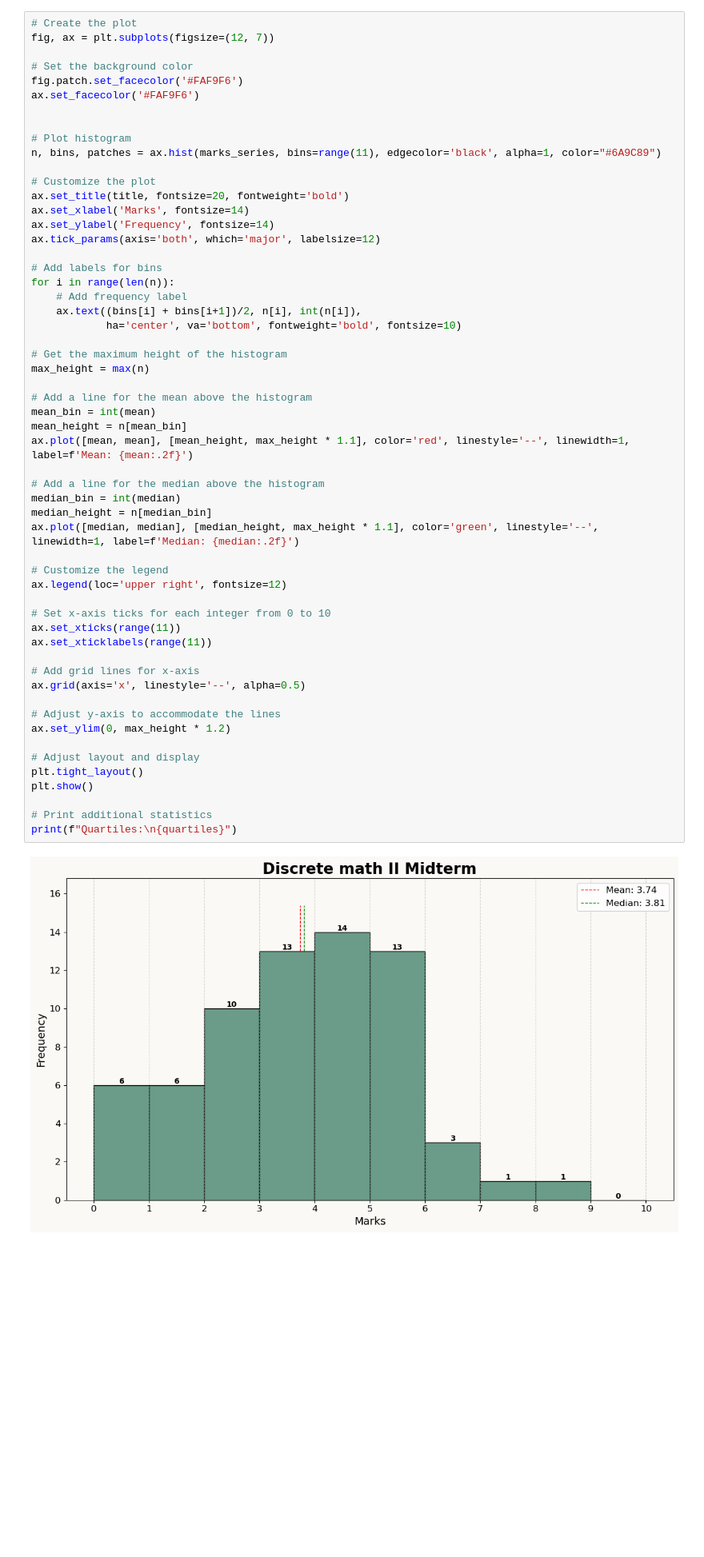
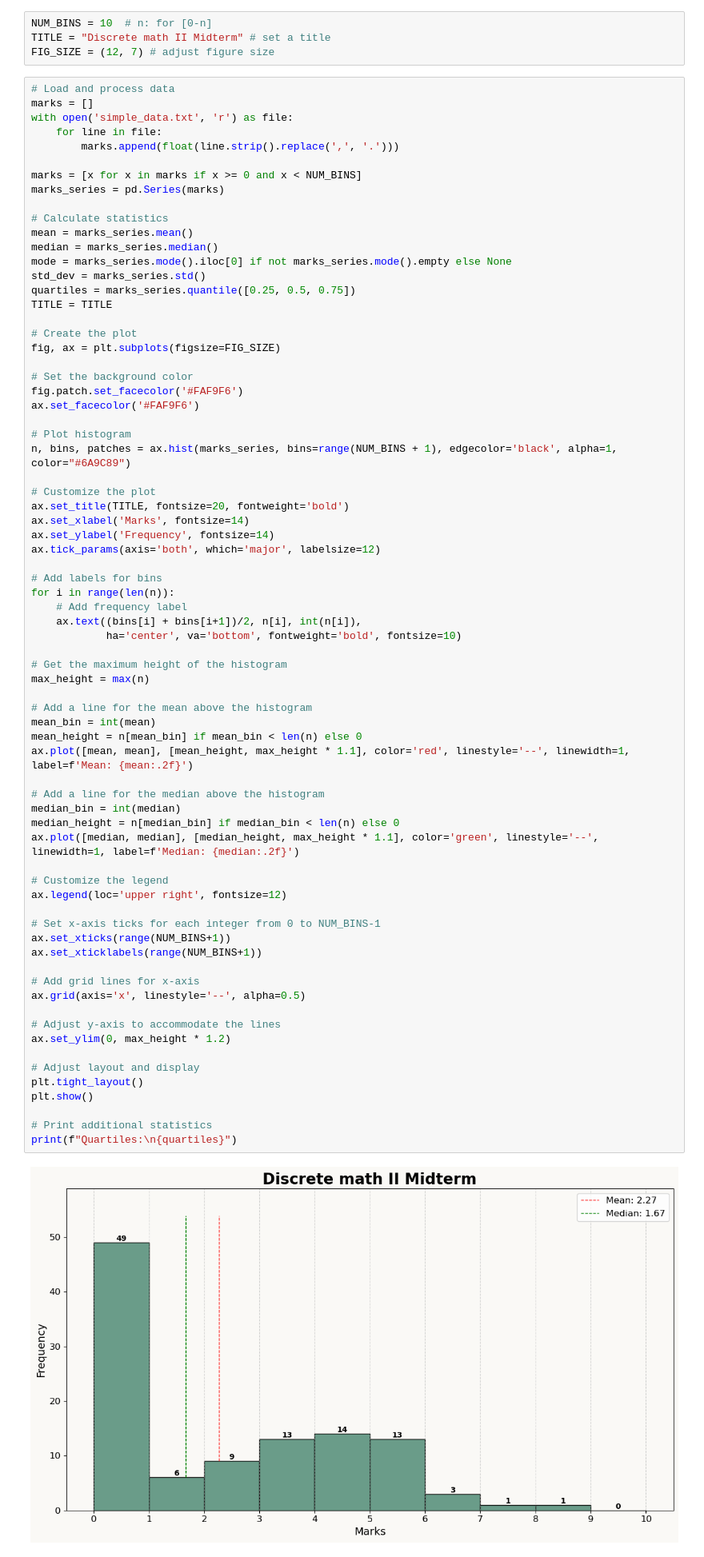
Before and after one commit to Melodiz/dailycode, a Jupyter notebook: stuff/distribution/simple_dist.ipynb, the cells around one changed output. Shown: that part at 80% size. Saved outputs shown, nothing was run; the diff lists cells and outputs as text; blank space fills up the shorter version.

Commit message:
update distribution-plot module

```diff
--- a/stuff/distribution/simple_dist.ipynb
+++ b/stuff/distribution/simple_dist.ipynb
@@ -44,17 +6,37 @@ title = "Discrete math II Midterm"
+# %%
+NUM_BINS = 10  # n: for [0-n]
+TITLE = "Discrete math II Midterm" # set a title
+FIG_SIZE = (12, 7) # adjust figure size
 # %%
+# Load and process data
+marks = []
+with open('simple_data.txt', 'r') as file:
+    for line in file:
+        marks.append(float(line.strip().replace(',', '.')))
+
+marks = [x for x in marks if x >= 0 and x < NUM_BINS]
+marks_series = pd.Series(marks)
+
+# Calculate statistics
+mean = marks_series.mean()
+median = marks_series.median()
+mode = marks_series.mode().iloc[0] if not marks_series.mode().empty else None
+std_dev = marks_series.std()
+quartiles = marks_series.quantile([0.25, 0.5, 0.75])
+TITLE = TITLE
+
 # Create the plot
-fig, ax = plt.subplots(figsize=(12, 7))
+fig, ax = plt.subplots(figsize=FIG_SIZE)
 
 # Set the background color
 fig.patch.set_facecolor('#FAF9F6')
 ax.set_facecolor('#FAF9F6')
 
-
 # Plot histogram
-n, bins, patches = ax.hist(marks_series, bins=range(11), edgecolor='black', alpha=1, color="#6A9C89")
+n, bins, patches = ax.hist(marks_series, bins=range(NUM_BINS + 1), edgecolor='black', alpha=1, color="#6A9C89")
 
 # Customize the plot
-ax.set_title(title, fontsize=20, fontweight='bold')
+ax.set_title(TITLE, fontsize=20, fontweight='bold')
 ax.set_xlabel('Marks', fontsize=14)
 ax.set_ylabel('Frequency', fontsize=14)
 ax.tick_params(axis='both', which='major', labelsize=12)
@@ -66,37 +48,37 @@ for i in range(len(n)):
             ha='center', va='bottom', fontweight='bold', fontsize=10)
 
 # Get the maximum height of the histogram
 max_height = max(n)
 
 # Add a line for the mean above the histogram
 mean_bin = int(mean)
-mean_height = n[mean_bin]
+mean_height = n[mean_bin] if mean_bin < len(n) else 0
 ax.plot([mean, mean], [mean_height, max_height * 1.1], color='red', linestyle='--', linewidth=1, label=f'Mean: {mean:.2f}')
 
 # Add a line for the median above the histogram
 median_bin = int(median)
-median_height = n[median_bin]
+median_height = n[median_bin] if median_bin < len(n) else 0
 ax.plot([median, median], [median_height, max_height * 1.1], color='green', linestyle='--', linewidth=1, label=f'Median: {median:.2f}')
 
 # Customize the legend
 ax.legend(loc='upper right', fontsize=12)
 
-# Set x-axis ticks for each integer from 0 to 10
-ax.set_xticks(range(11))
-ax.set_xticklabels(range(11))
+# Set x-axis ticks for each integer from 0 to NUM_BINS-1
+ax.set_xticks(range(NUM_BINS+1))
+ax.set_xticklabels(range(NUM_BINS+1))
 
 # Add grid lines for x-axis
 ax.grid(axis='x', linestyle='--', alpha=0.5)
 
 # Adjust y-axis to accommodate the lines
 ax.set_ylim(0, max_height * 1.2)
 
 # Adjust layout and display
 plt.tight_layout()
 plt.show()
 
 # Print additional statistics
 print(f"Quartiles:\n{quartiles}")
 # %% [output]
-[figure, old version]
+[figure, new version]
 Quartiles:
```
Also changed, not shown: parts of 5 cells of this notebook, 2 other files.
